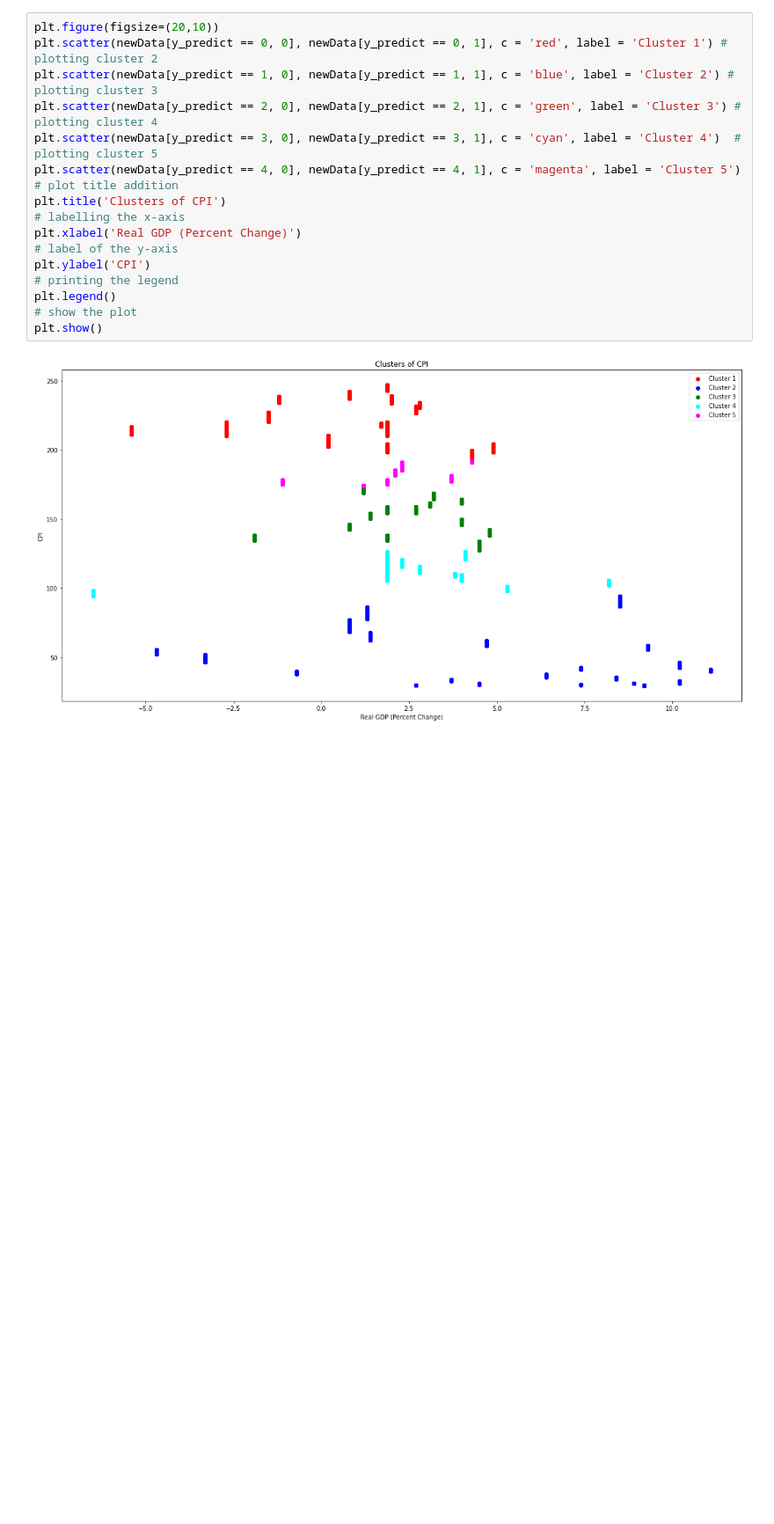
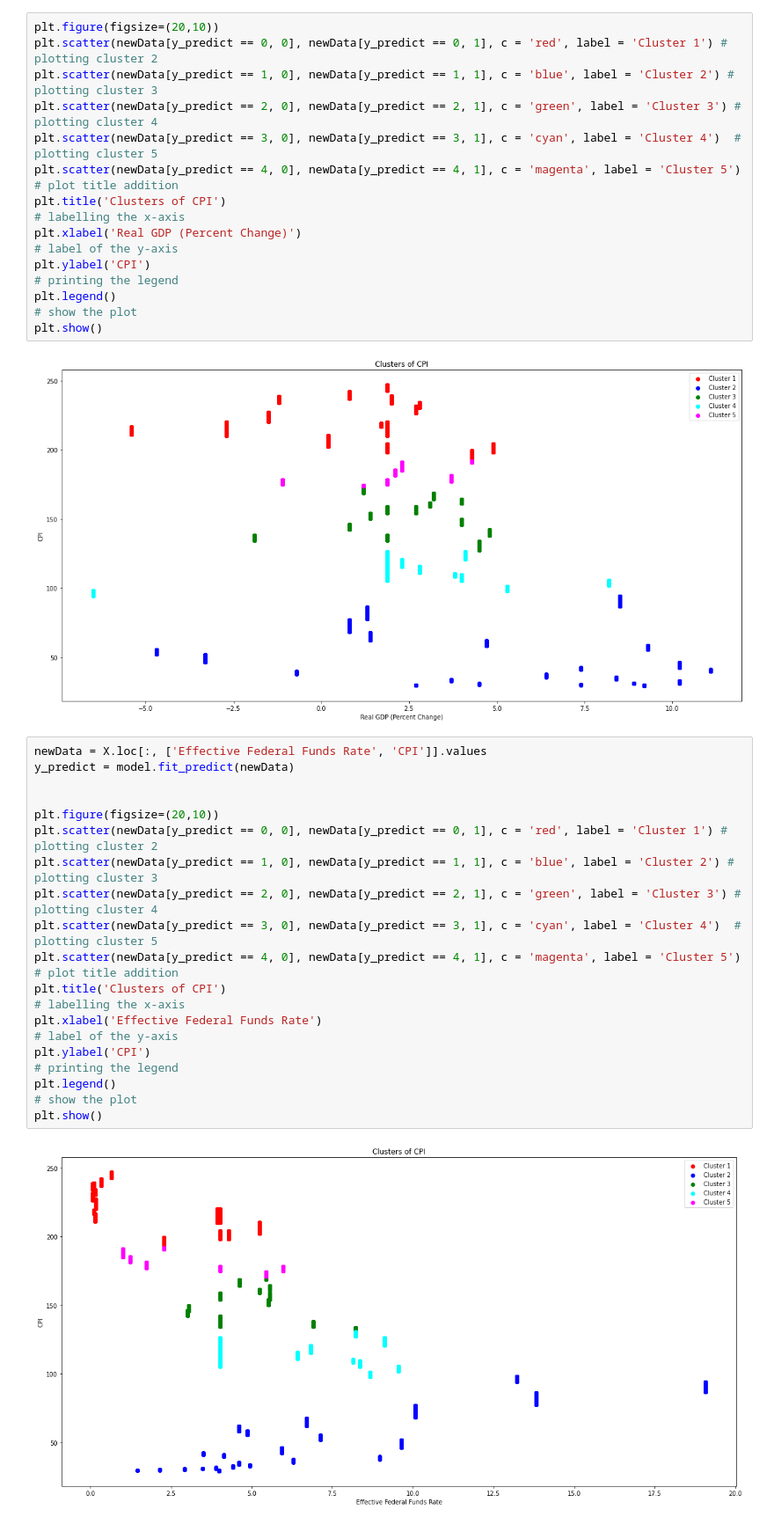
Before and after one commit to ConnorCallahan01/MLFinalProject, a Jupyter notebook: Machine Learning Final Project.ipynb, the cells around one changed output. Shown at 88% size. Cells and saved outputs as stored; diff of their text form; blank space fills up the shorter version.

```diff
--- a/Machine Learning Final Project.ipynb
+++ b/Machine Learning Final Project.ipynb
@@ -626,3 +626,26 @@ plt.legend()
 plt.show()
 # %% [output]
 [figure]
+# %%
+newData = X.loc[:, ['Effective Federal Funds Rate', 'CPI']].values
+y_predict = model.fit_predict(newData)
+
+
+plt.figure(figsize=(20,10))
+plt.scatter(newData[y_predict == 0, 0], newData[y_predict == 0, 1], c = 'red', label = 'Cluster 1') # plotting cluster 2
+plt.scatter(newData[y_predict == 1, 0], newData[y_predict == 1, 1], c = 'blue', label = 'Cluster 2') # plotting cluster 3
+plt.scatter(newData[y_predict == 2, 0], newData[y_predict == 2, 1], c = 'green', label = 'Cluster 3') # plotting cluster 4
+plt.scatter(newData[y_predict == 3, 0], newData[y_predict == 3, 1], c = 'cyan', label = 'Cluster 4')  # plotting cluster 5
+plt.scatter(newData[y_predict == 4, 0], newData[y_predict == 4, 1], c = 'magenta', label = 'Cluster 5')
+# plot title addition
+plt.title('Clusters of CPI')
+# labelling the x-axis
+plt.xlabel('Effective Federal Funds Rate')
+# label of the y-axis
+plt.ylabel('CPI')
+# printing the legend
+plt.legend()
+# show the plot
+plt.show()
+# %% [output]
+[figure, added]
```
